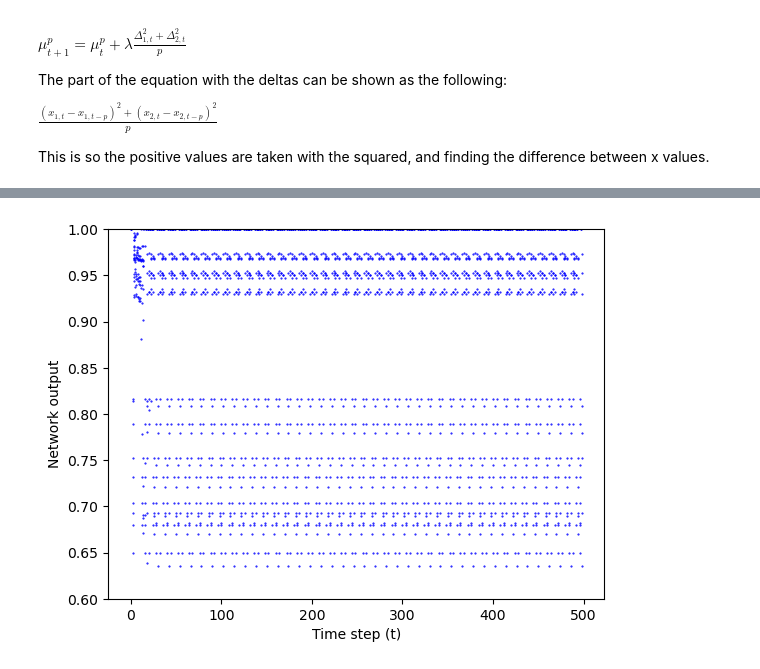
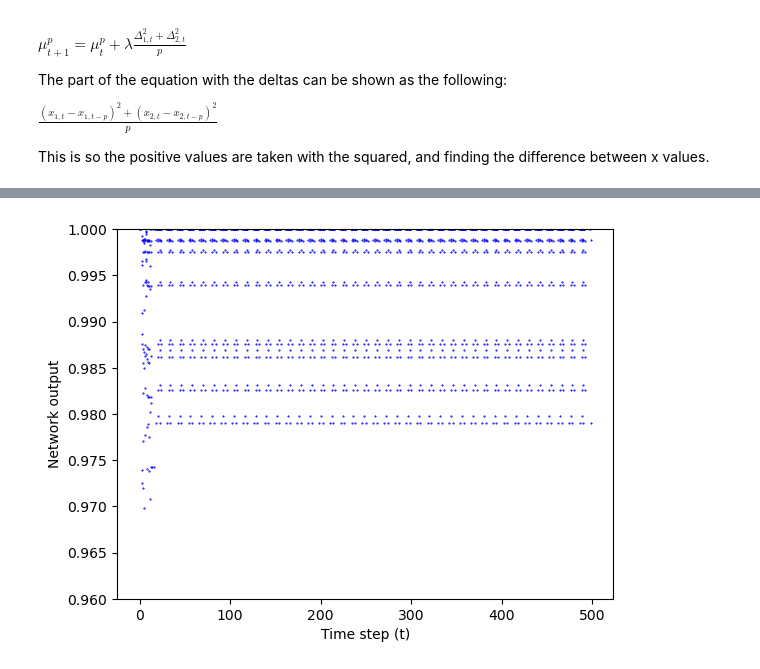
Before and after one commit to shepai/Chaos-Robotics, a Jupyter notebook: Simulation/OpenAIGym/open_ai_example.ipynb, the cells around one changed output, grey strips where cells are left out. Cells and saved outputs as stored; diff of their text form; code cells hidden in the pictures.

```diff
--- a/Simulation/OpenAIGym/open_ai_example.ipynb
+++ b/Simulation/OpenAIGym/open_ai_example.ipynb
@@ -626,7 +626,7 @@ def step_e(i,t,mus,Cp,x,j):
     p=pp[p_count]
     #apply mathematic formula
     mus[t+1]=(mus[t-1]**p)+lambda_*(((x[0][t-1]-x[0][t-1-p])**2+(x[1][t-1]-x[1][t-1-p])**2)/p)
-    Cp[i][t]=(mus[t])*np.sum((weights*(x[:,t]-x[:,t-p])))
+    Cp[:,t]=(mus[t])*np.sum(weights*(x[:,t]-x[:,t-p]),axis=1)
     a=np.sum(weights*x[:,t])
     x[i][t+1]=sigmoid(thetas[i]+a+Cp[i][t])
     x[j][t+1]=sigmoid(thetas[j]+a+Cp[j][t])
@@ -669,34 +668,33 @@ def run(steps,p,lambda_=0.05):
     t=1
     for st in range(steps-2):
         t=st+1
-        x=step(0,t,mus,Cp,x,1)
-        x=step(1,t,mus,Cp,x,0)
+        x=step_e(0,t,mus,Cp,x,1)
     avg_out=((x[0]+x[1])/2)[:-1]
     return avg_out,mus
 
 plt.ylabel("Network output")
 plt.xlabel("Time step (t)")
-plt.ylim(0.6,1)
+plt.ylim(0.96,1)
 #[1,4,5,8,9]
 l=0.05
 avg_out,mus=run(500,1,lambda_=l)
 plt.plot(avg_out,'bo',markersize=0.5)
 avg_out,mus=run(500,2,lambda_=l)
 plt.plot(avg_out,'bo',markersize=0.5)
 avg_out,mus=run(500,3,lambda_=l)
 plt.plot(avg_out,'bo',markersize=0.5)
 avg_out,mus=run(500,4,lambda_=l)
 plt.plot(avg_out,'bo',markersize=0.5)
 avg_out,mus=run(500,5,lambda_=l)
 plt.plot(avg_out,'bo',markersize=0.5)
 avg_out,mus=run(500,6,lambda_=l)
 plt.plot(avg_out,'bo',markersize=0.5)
 avg_out,mus=run(500,7,lambda_=l)
 plt.plot(avg_out,'bo',markersize=0.5)
 avg_out,mus=run(500,8,lambda_=l)
 plt.plot(avg_out,'bo',markersize=0.5)
 avg_out,mus=run(500,9,lambda_=l)
 plt.plot(avg_out,'bo',markersize=0.5)
 plt.show()
 # %% [output]
-[figure, old version]
+[figure, new version]
```
Also changed, not shown: parts of 3 cells of this notebook.
